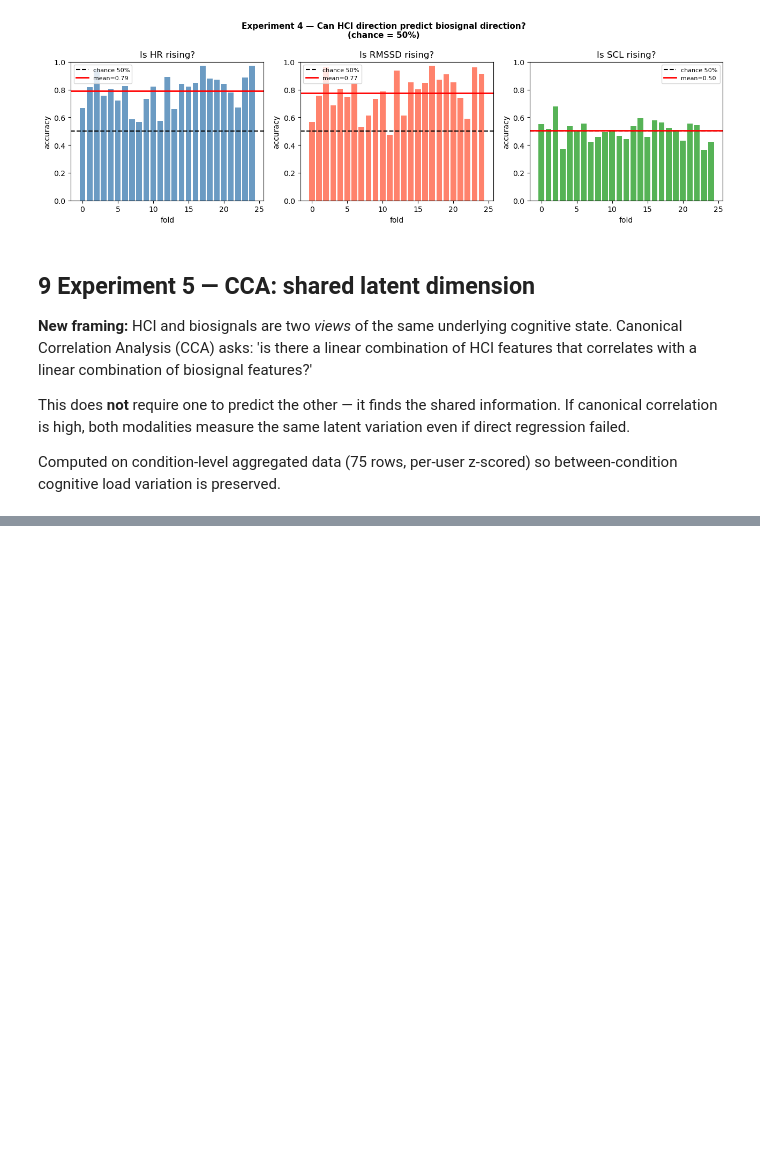
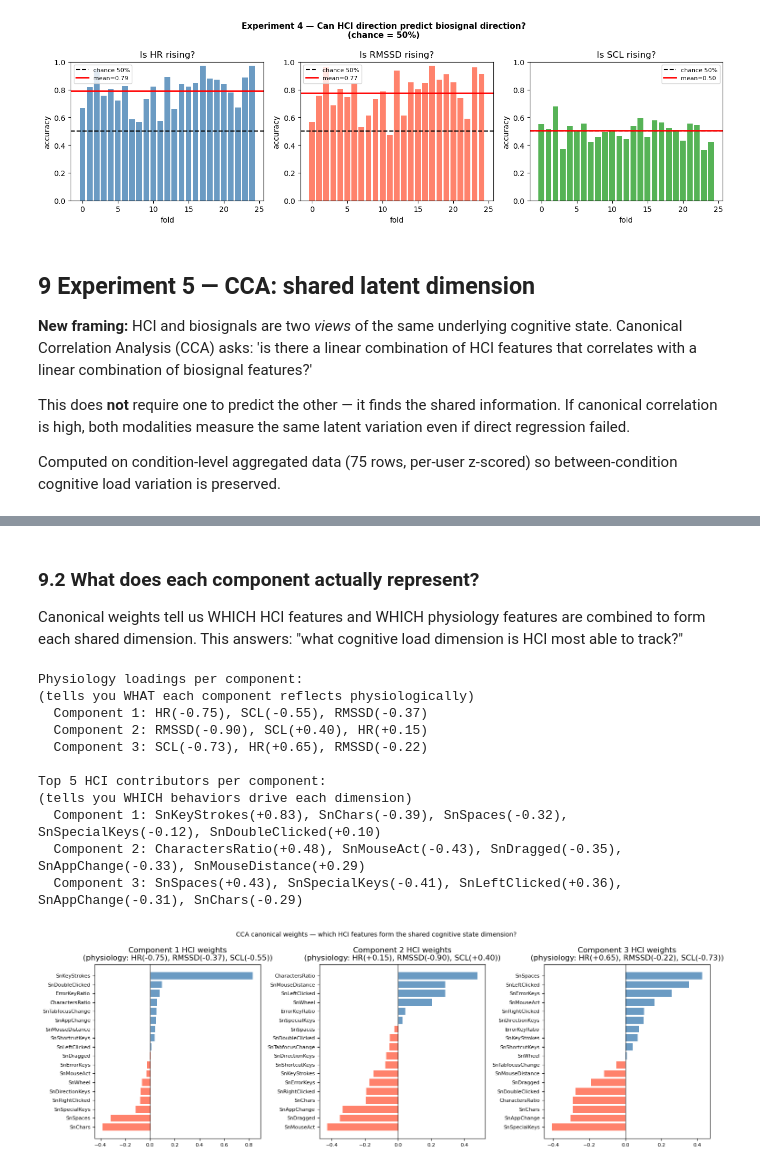
Before and after one commit to PPP-Attention-Adaptive-Manager/Biosignals_study, a Jupyter notebook: analyse_cogload.ipynb, the cells around one changed output, grey strips where cells are left out. Saved outputs shown, nothing was run; the diff lists cells and outputs as text; code cells hidden in the pictures; blank space fills up the shorter version.

```diff
--- a/analyse_cogload.ipynb
+++ b/analyse_cogload.ipynb
@@ -736,0 +787,55 @@ INTERPRETATION:
+# %% [markdown]
+### 9.2  What does each component actually represent?
+Canonical weights tell us WHICH HCI features and WHICH physiology features
+are combined to form each shared dimension.
+This answers: "what cognitive load dimension is HCI most able to track?"
+# %%
+# Get canonical weights (x_weights_ = HCI side, y_weights_ = physiology side)
+hci_weights = cca.x_weights_          # shape (18, 3)
+phy_weights = cca.y_weights_          # shape (3, 3)
+
+print("Physiology loadings per component:")
+print("(tells you WHAT each component reflects physiologically)")
+for i in range(3):
+    pw = phy_weights[:,i]
+    order = np.argsort(np.abs(pw))[::-1]
+    parts = [f"{SWELL_TGT[k]}({pw[k]:+.2f})" for k in order]
+    print(f"  Component {i+1}: {', '.join(parts)}")
+
+print()
+print("Top 5 HCI contributors per component:")
+print("(tells you WHICH behaviors drive each dimension)")
+for i in range(3):
+    hw = hci_weights[:,i]
+    order = np.argsort(np.abs(hw))[::-1][:5]
+    parts = [f"{SWELL_HCI[k]}({hw[k]:+.2f})" for k in order]
+    print(f"  Component {i+1}: {', '.join(parts)}")
+
+# Plot HCI weights for component 1 — the most important shared dimension
+fig, axes = plt.subplots(1, 3, figsize=(15, 5))
+for i, ax in enumerate(axes):
+    hw = hci_weights[:,i]
+    order = np.argsort(hw)
+    colors = ["tomato" if v < 0 else "steelblue" for v in hw[order]]
+    ax.barh([SWELL_HCI[k] for k in order], hw[order], color=colors, alpha=0.8)
+    ax.axvline(0, color="k", lw=0.7)
+    ax.set_title(f"Component {i+1} HCI weights\n(physiology: "
+                 + ", ".join(f"{SWELL_TGT[k]}({phy_weights[k,i]:+.2f})"
+                             for k in range(3)) + ")")
+    ax.tick_params(labelsize=8)
+plt.suptitle("CCA canonical weights — which HCI features form the shared cognitive state dimension?",
+             fontsize=10)
+plt.tight_layout(); plt.show()
+# %% [output]
+Physiology loadings per component:
+(tells you WHAT each component reflects physiologically)
+  Component 1: HR(-0.75), SCL(-0.55), RMSSD(-0.37)
+  Component 2: RMSSD(-0.90), SCL(+0.40), HR(+0.15)
+  Component 3: SCL(-0.73), HR(+0.65), RMSSD(-0.22)
+
+Top 5 HCI contributors per component:
+(tells you WHICH behaviors drive each dimension)
+  Component 1: SnKeyStrokes(+0.83), SnChars(-0.39), SnSpaces(-0.32), SnSpecialKeys(-0.12), SnDoubleClicked(+0.10)
+  Component 2: CharactersRatio(+0.48), SnMouseAct(-0.43), SnDragged(-0.35), SnAppChange(-0.33), SnMouseDistance(+0.29)
+  Component 3: SnSpaces(+0.43), SnSpecialKeys(-0.41), SnLeftClicked(+0.36), SnAppChange(-0.31), SnChars(-0.29)
+[figure, added]
```
Also changed, not shown: parts of 26 cells of this notebook, 1 other file.
